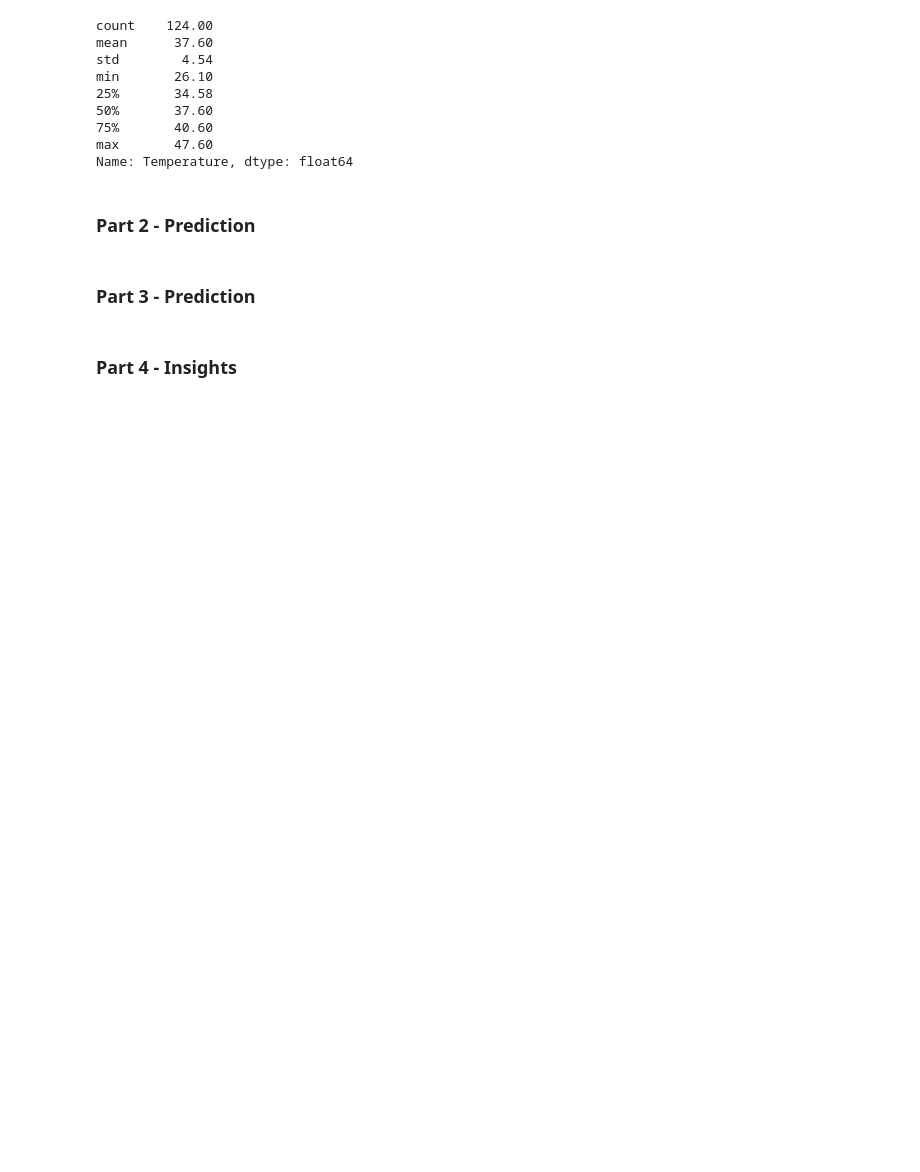
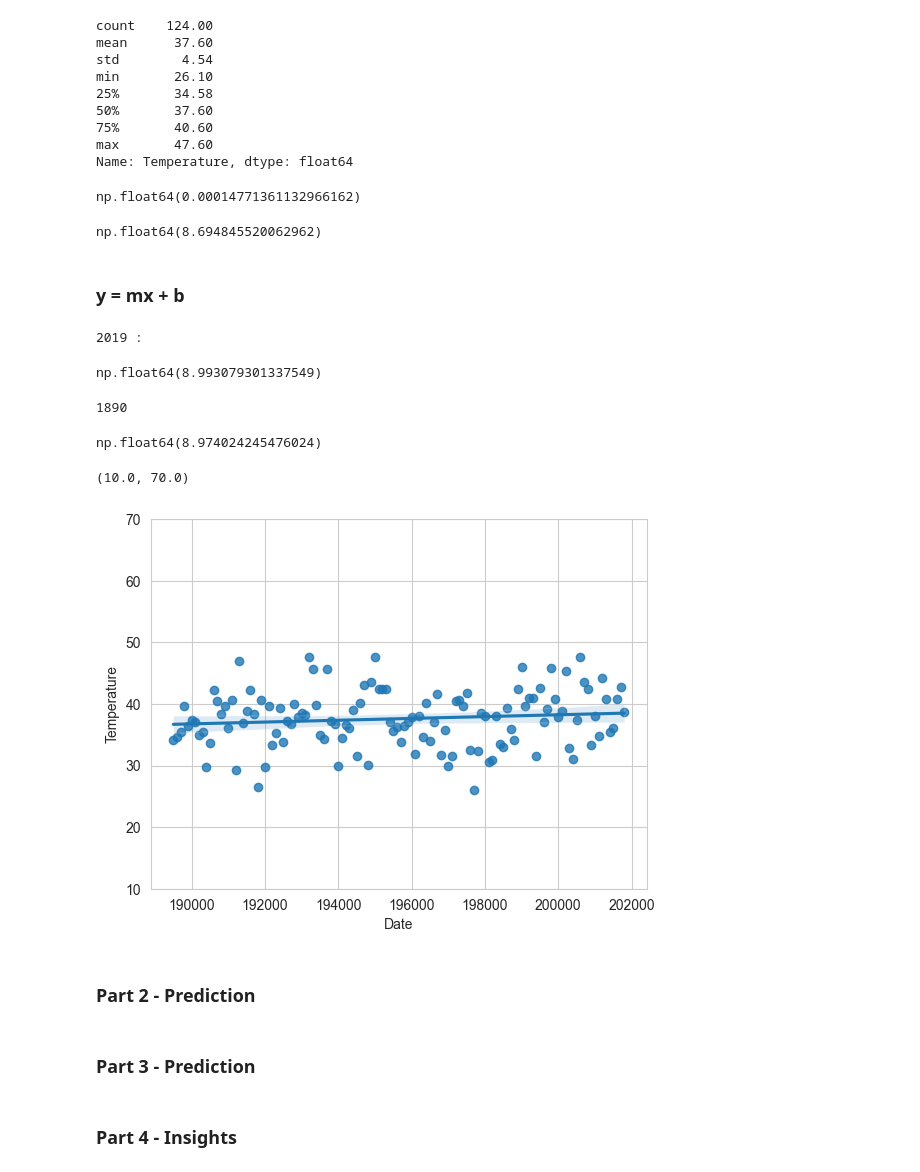
Before and after one commit to haileylhanson/datafun-07-ml, a Jupyter notebook: haileyhanson_ml.ipynb, the cells around one changed output. Saved outputs shown, nothing was run; the diff lists cells and outputs as text; code cells hidden in the pictures; blank space fills up the shorter version.

Commit message:
Part 1 - Chart a Straight Line is complete. Forgot to mention last commit also deleted 2 junk files

```diff
--- a/haileyhanson_ml.ipynb
+++ b/haileyhanson_ml.ipynb
@@ -68,6 +64,35 @@ max       47.60
 Name: Temperature, dtype: float64
 # %%
 linear_regression = stats.linregress(x=nyc.Date, y=nyc.Temperature)
+# %%
+linear_regression.slope
+# %% [output]
+np.float64(0.00014771361132966162)
+# %%
+linear_regression.intercept
+# %% [output]
+np.float64(8.694845520062962)
+# %% [markdown]
+### y = mx + b
+# %%
+print("2019 : ")
+linear_regression.slope * 2019 + linear_regression.intercept
+# %% [output]
+2019 :
+np.float64(8.993079301337549)
+# %%
+print("1890")
+linear_regression.slope * 1890 + linear_regression.intercept
+# %% [output]
+1890
+np.float64(8.974024245476024)
+# %%
+sns.set_style('whitegrid')
+axes = sns.regplot(x=nyc.Date, y=nyc.Temperature)
+axes.set_ylim(10, 70)
+# %% [output]
+(10.0, 70.0)
+[figure, added]
 # %% [markdown]
 ### Part 2 - Prediction
 # %% [markdown]
```
Also changed, not shown: parts of 2 cells of this notebook.
